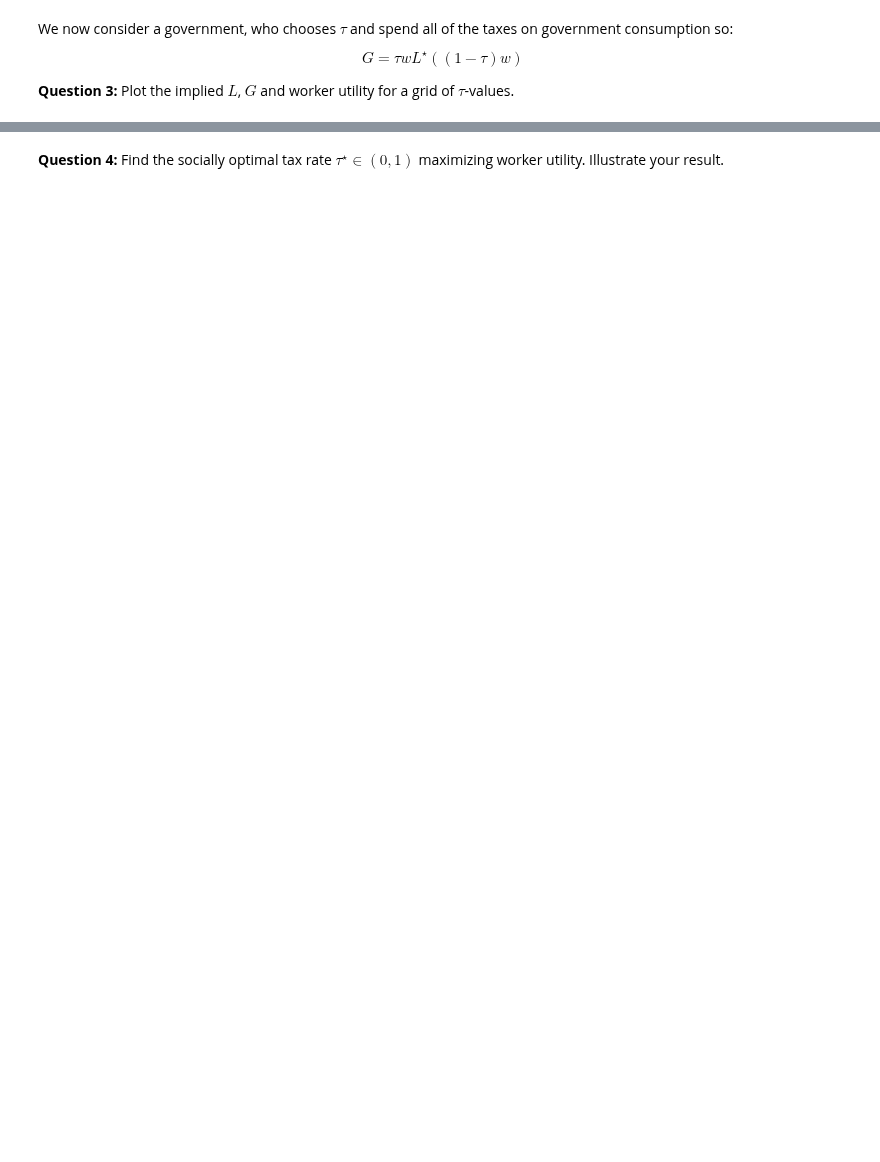
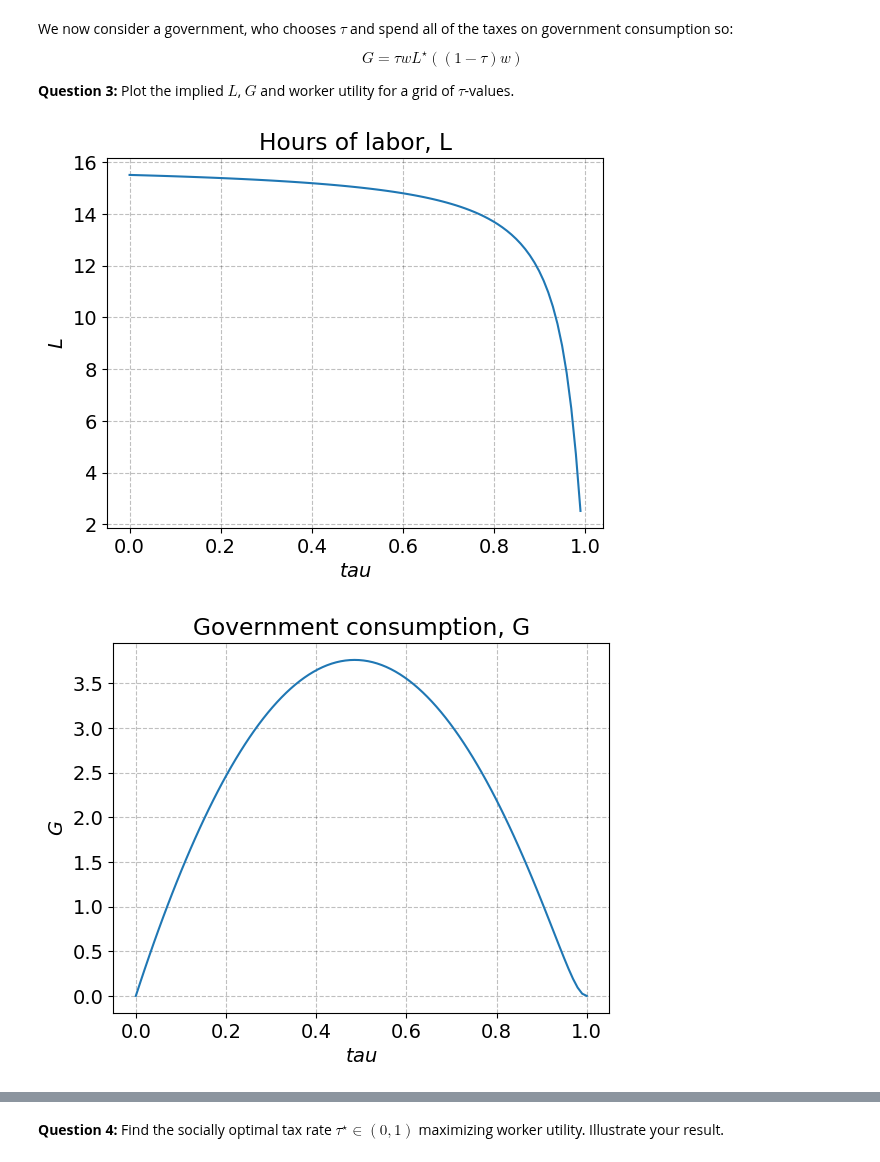
Before and after one commit to NumEconCopenhagen/projects-2023-julie-ida-ida, a Jupyter notebook: Exam/Exam-2023-answer.ipynb, the cells around one changed output, grey strips where cells are left out. Saved outputs shown, nothing was run; the diff lists cells and outputs as text; code cells hidden in the pictures; blank space fills up the shorter version.

```diff
--- a/Exam/Exam-2023-answer.ipynb
+++ b/Exam/Exam-2023-answer.ipynb
@@ -134,0 +147,61 @@ $$
+# %%
+# Defining the range of tau values
+tau_values = np.linspace(1e-8, 1, 100)
+
+# Defining the utility function
+Utility_new = sm.Eq(V, sm.log((kappa + w_t*L)**alpha*G**(1-alpha))-nu*(L**2/2))
+
+# Write up the three functions we need
+L_function = sol_L.rhs
+G_function = sm.Eq(G, tau*w*sol_L.rhs*((1-tau)*w))
+V_function = Utility_new.subs(w_t, (1-tau)*w)
+
+# Creating empty lists to store our results
+L_new1 = []
+G_new1 = []
+V_new1 = []
+
+# Inserting parameters
+L_expr = L_function.subs({**parameters, tau: tau})
+G_expr = G_function.subs({**parameters, tau: tau})
+V_expr = V_function.subs({**parameters, tau: tau})
+
+# Evaluating the result
+L_new2 = L_expr.evalf()
+G_new2 = G_expr.rhs.evalf()
+V_new2 = V_expr.evalf()
+
+# Converting the function into python functions
+L_func1 = lambdify(tau, L_new2, modules='numpy')
+G_func1 = lambdify(tau, G_new2, modules='numpy')
+#V_func1 = lambdify(tau, V_new1, modules='math')
+
+# Evaluating the expression to tau
+L_values_new = L_func1(tau_values)
+G_values_new = G_func1(tau_values)
+#V_values_new = V_func1(tau_values)
+
+# Plotting figures
+fig1 = plt.figure()
+ax = fig1.add_subplot(1,1,1)
+ax.plot(tau_values, L_values_new)
+ax.set_title('Hours of labor, L')
+ax.set_xlabel('$tau$')
+ax.set_ylabel('$L$');
+
+fig2 = plt.figure()
+ax = fig2.add_subplot(1,1,1)
+ax.plot(tau_values, G_values_new)
+ax.set_title('Government consumption, G')
+ax.set_xlabel('$tau$')
+ax.set_ylabel('$G$');
+
+#fig3 = plt.figure()
+#ax = fig3.add_subplot(1,1,1)
+#ax.plot(tau_values, V_values_new)
+#ax.set_title('Government consumption, G')
+#ax.set_xlabel('$tau$')
+#ax.set_ylabel('$G$');
+# %% [output]
+[figure, added]
+[figure, added]
```
Also changed, not shown: parts of 12 cells of this notebook.
